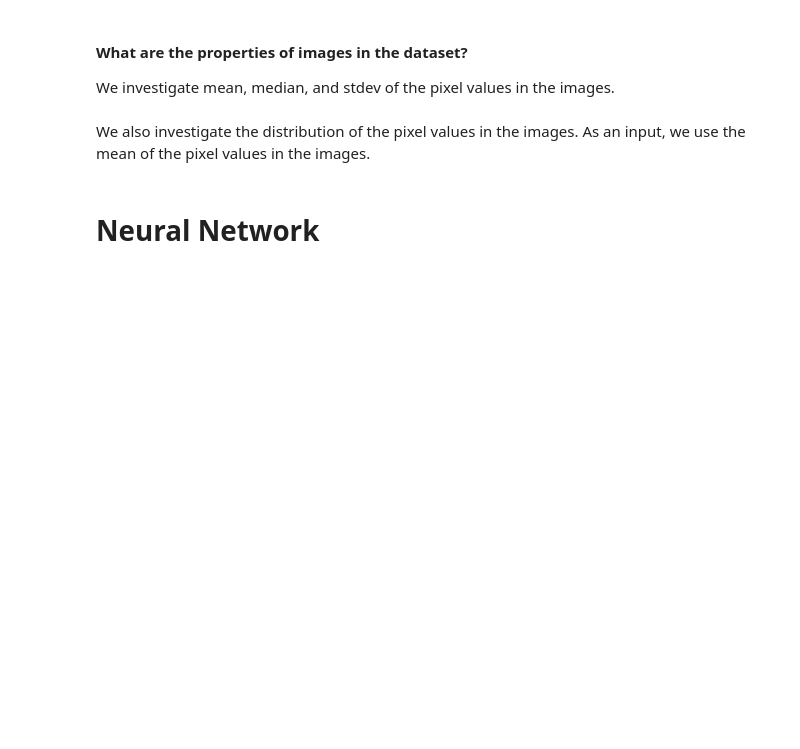
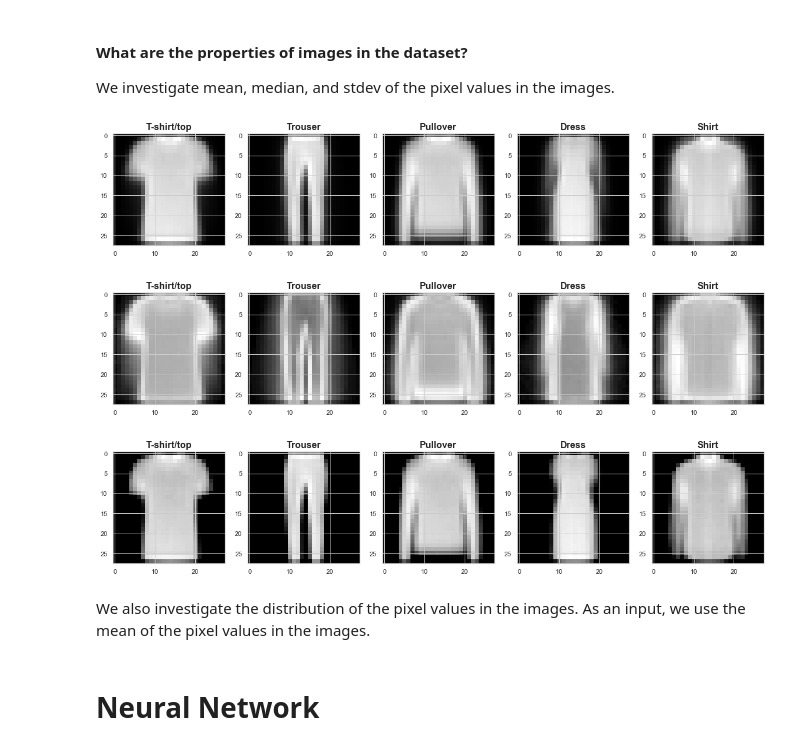
Before and after one commit to HubertWojcik10/machine_learning_project, a Jupyter notebook: main.ipynb, the cells around one changed output. Cells and saved outputs as stored; diff of their text form; code cells hidden in the pictures; blank space fills up the shorter version.

```diff
--- a/main.ipynb
+++ b/main.ipynb
@@ -65,22 +67,26 @@ We investigate mean, median, and stdev of the pixel values in the images.
 # %%
 def plot_images(X, y, measure='mean'):
     ''' Plot the mean, median, or std of the images'''
     classes = np.unique(y)
     fig, ax = plt.subplots(1, len(classes), figsize=(20, 8))
     for c in classes:
         imgs = X[y == c]
 
         if measure == 'mean': av_img = np.mean(imgs, axis=0).reshape(28, 28)
         elif measure == 'median': av_img = np.median(imgs, axis=0).reshape(28, 28)
         elif measure == 'std': av_img = np.std(imgs, axis=0).reshape(28, 28)
 
         ax[c].imshow(av_img, cmap='gray')
         ax[c].set_title(NAMES[c], fontsize=16, fontweight='bold')
 
 
-#plot_images(X_train, y_train)
-#plot_images(X_train, y_train, measure='std')
-#plot_images(X_train, y_train, measure='median')
+plot_images(X_train, y_train)
+plot_images(X_train, y_train, measure='std')
+plot_images(X_train, y_train, measure='median')
+# %% [output]
+[figure, added]
+[figure, added]
+[figure, added]
 # %% [markdown]
 We also investigate the distribution of the pixel values in the images. As an input, we use the mean of the pixel values in the images.
 # %%
```
Also changed, not shown: parts of 10 cells of this notebook.
